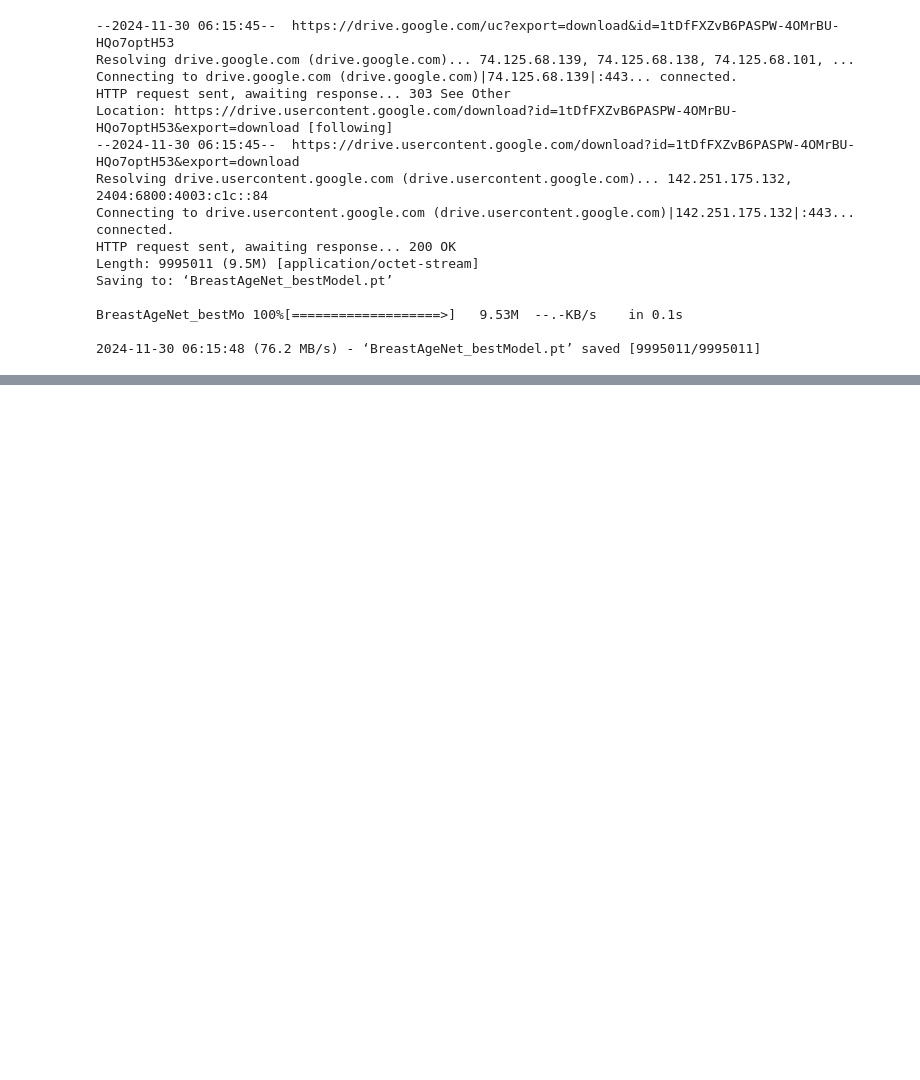
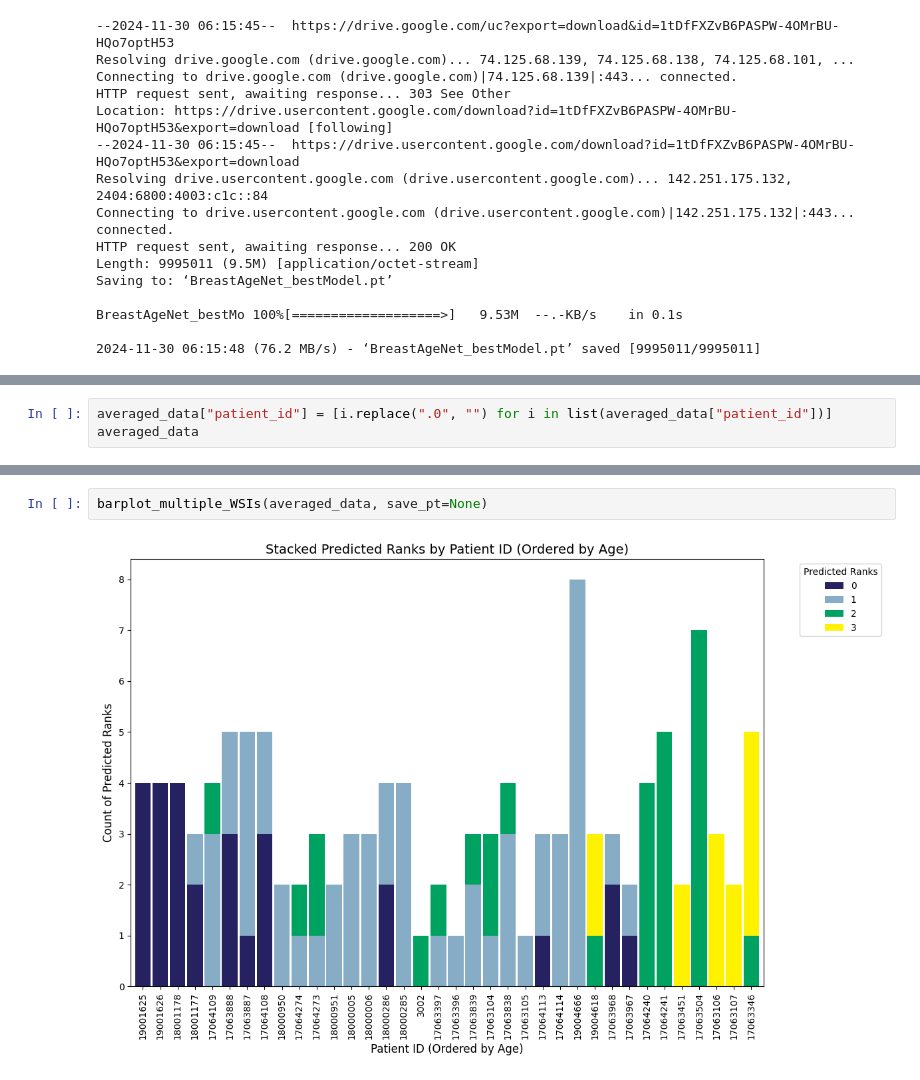
Before and after one commit to SiyuanChen726/BreastAgeNet, a Jupyter notebook: notebooks/inference.ipynb, the cells around one changed output, grey strips where cells are left out. Cells and saved outputs as stored; diff of their text form; blank space fills up the shorter version.

```diff
--- a/notebooks/inference.ipynb
+++ b/notebooks/inference.ipynb
@@ -186,0 +209,3 @@ df = pd.merge(df, clinic_df, on="wsi_id")
+# %%
+averaged_data["patient_id"] = [i.replace(".0", "") for i in list(averaged_data["patient_id"])]
+averaged_data
@@ -186,0 +226,4 @@ df = pd.merge(df, clinic_df, on="wsi_id")
+# %%
+barplot_multiple_WSIs(averaged_data, save_pt=None)
+# %% [output]
+[figure, added]
```
Also changed, not shown: parts of 16 cells of this notebook.
